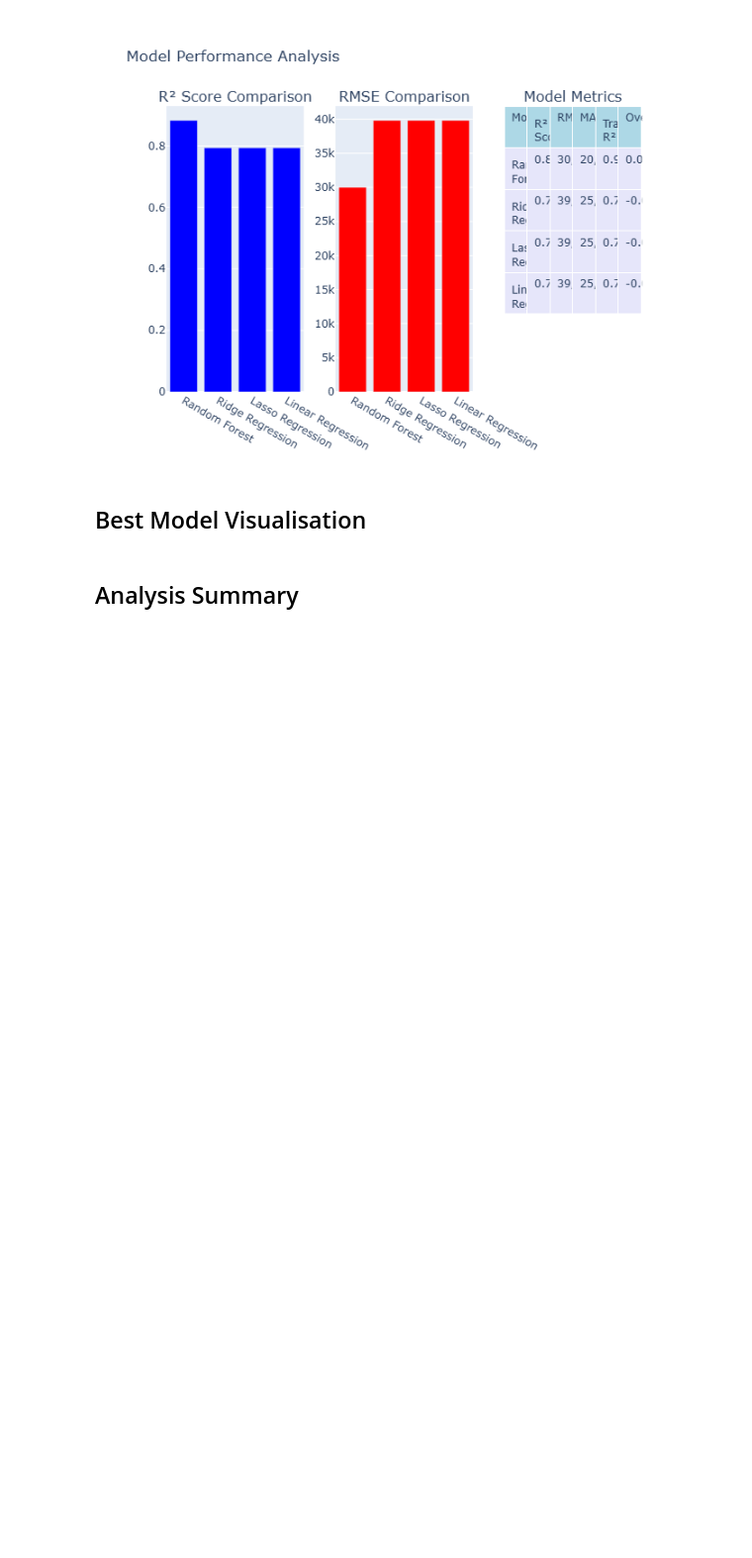
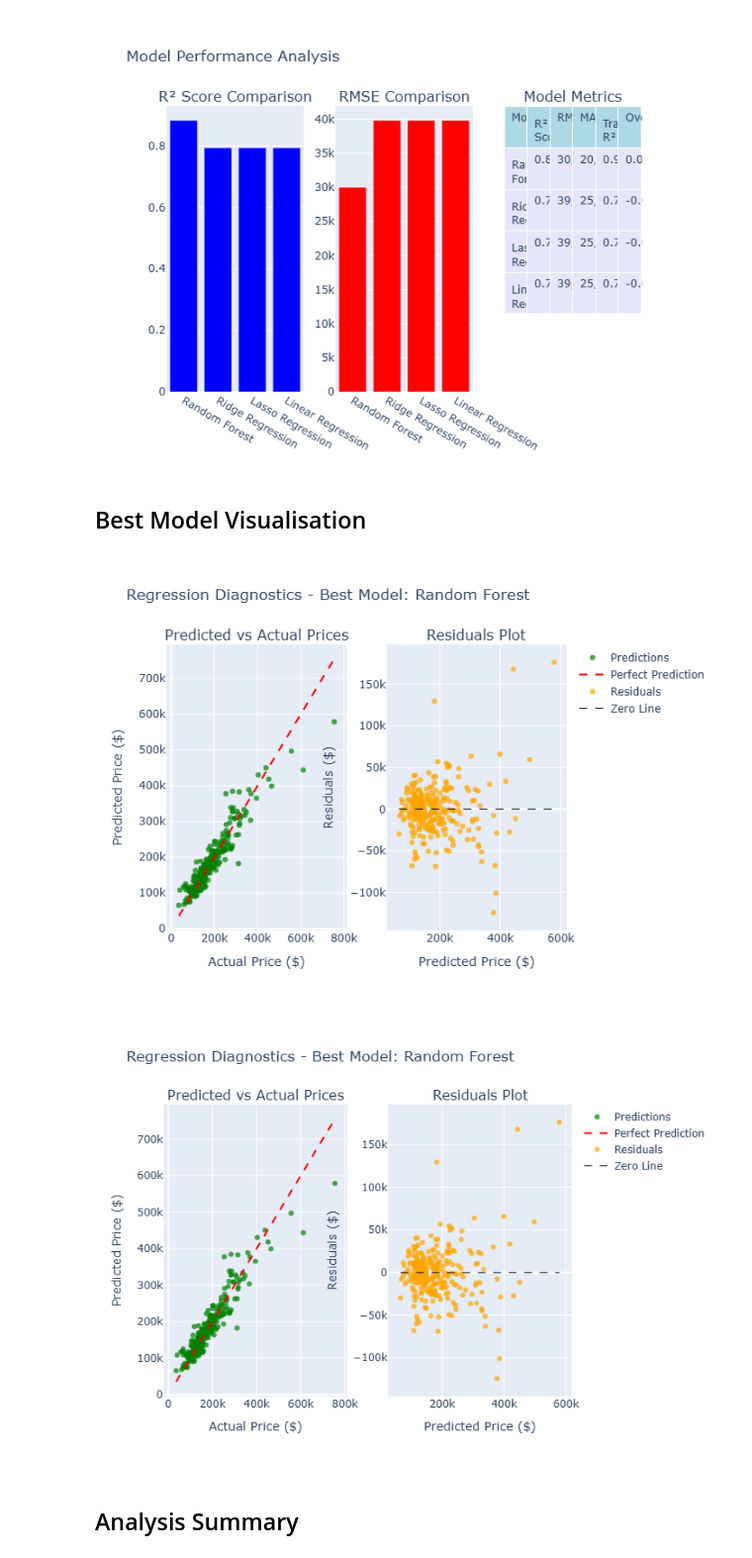
Before and after one commit to jola-ds/eda_and_ml_notebooks, a Jupyter notebook: housing_market_analysis/housing_market_analysis.ipynb, the cells around one changed output. Shown at 99% size. Saved outputs shown, nothing was run; the diff lists cells and outputs as text; code cells hidden in the pictures; blank space fills up the shorter version.

```diff
--- a/housing_market_analysis/housing_market_analysis.ipynb
+++ b/housing_market_analysis/housing_market_analysis.ipynb
@@ -702,33 +702,37 @@ fig.add_trace(
 # Zero line for residuals
 fig.add_trace(
     go.Scatter(
         x=[y_pred_best.min(), y_pred_best.max()],
         y=[0, 0],
         mode='lines',
         name='Zero Line',
         line=dict(color='black', dash='dash', width=1)
     ),
     row=1, col=2
 )
 
 # Update layout
 fig.update_layout(
     height=500,
     width=1000,
     title_text=f"Regression Diagnostics - Best Model: {best_model_name}",
     showlegend=True
 )
 
 # Axis labels
 fig.update_xaxes(title_text="Actual Price ($)", row=1, col=1)
 fig.update_yaxes(title_text="Predicted Price ($)", row=1, col=1)
 fig.update_xaxes(title_text="Predicted Price ($)", row=1, col=2)
 fig.update_yaxes(title_text="Residuals ($)", row=1, col=2)
 
 # Save as PNG
 fig.write_image("random_forest_diagnostics.png")
+display(Image(filename="random_forest_diagnostics.png"))
 
 fig.show()
+# %% [output]
+[figure, added]
+[figure, added]
 # %% [markdown]
 ## Analysis Summary
 # %% [markdown]
```
